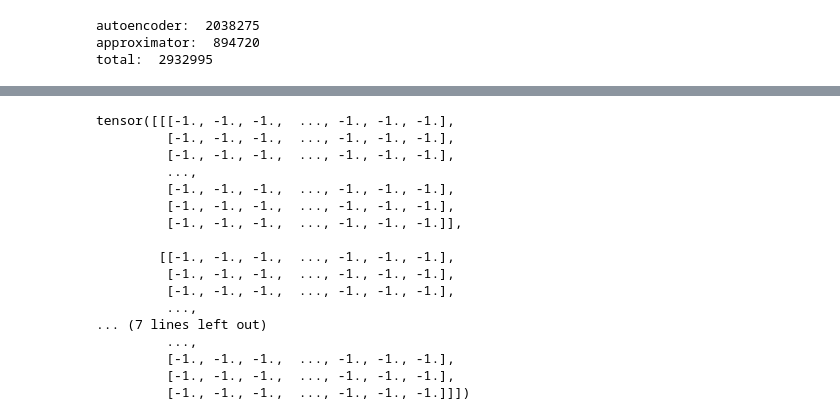
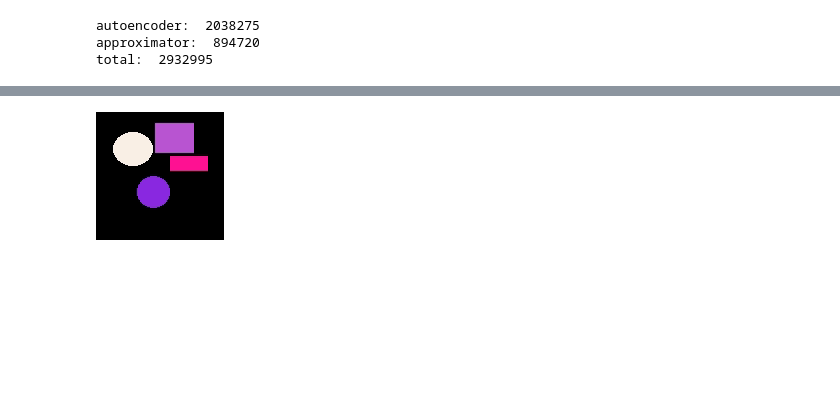
Before and after one commit to davidkuernsteiner/ContVidPred, a Jupyter notebook: test.ipynb, the cells around one changed output, grey strips where cells are left out. Drawn from its saved outputs; the diff is of its cells as text; code cells hidden in the pictures; blank space fills up the shorter version.

```diff
--- a/test.ipynb
+++ b/test.ipynb
@@ -201,20 +200,20 @@ skipping resize!
-# %%
-x
-# %% [output]
-tensor([[[-1., -1., -1.,  ..., -1., -1., -1.],
-         [-1., -1., -1.,  ..., -1., -1., -1.],
-         [-1., -1., -1.,  ..., -1., -1., -1.],
-         ...,
-         [-1., -1., -1.,  ..., -1., -1., -1.],
-         [-1., -1., -1.,  ..., -1., -1., -1.],
-         [-1., -1., -1.,  ..., -1., -1., -1.]],
-
-        [[-1., -1., -1.,  ..., -1., -1., -1.],
-         [-1., -1., -1.,  ..., -1., -1., -1.],
-         [-1., -1., -1.,  ..., -1., -1., -1.],
-         ...,
-... (7 lines left out)
-         ...,
-         [-1., -1., -1.,  ..., -1., -1., -1.],
-         [-1., -1., -1.,  ..., -1., -1., -1.],
-         [-1., -1., -1.,  ..., -1., -1., -1.]]])
+# %%
+from vitssm.data.datasets import VariableResolutionAEDatasetWrapper
+from einops import rearrange
+from vitssm.utils.visual import model_output_to_image
+
+dataset = VariableResolutionAEDatasetWrapper(VideoDataset("data_store/VMDsprites_128/folds/train_0.csv", image_size=(128, 128)), 32, False, 4)
+
+x, y = dataset[0]
+# %%
+coords = y["coords"].unsqueeze(0)
+values = y["values"].unsqueeze(0)
+
+t, h, w = tuple(len(torch.unique(coords[0, :, i])) for i in range(coords.size(-1)))
+
+values = rearrange(values, "b (t h w) c -> b t c h w", t=t, h=h, w=w)
+values = values[]
+
+model_output_to_image(values[0][7])
+# %% [output]
+[figure, added]
```
Also changed, not shown: parts of 1 cell of this notebook, 6 other files.
